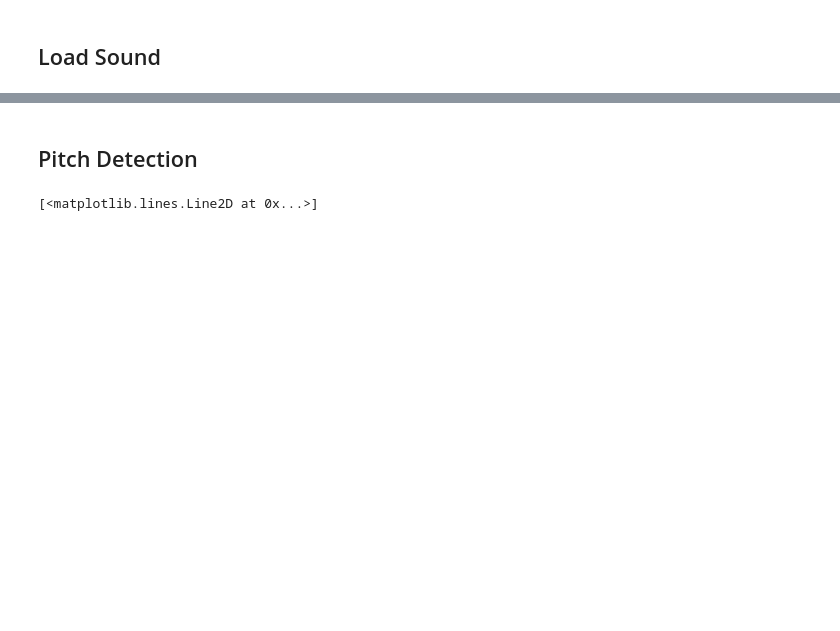
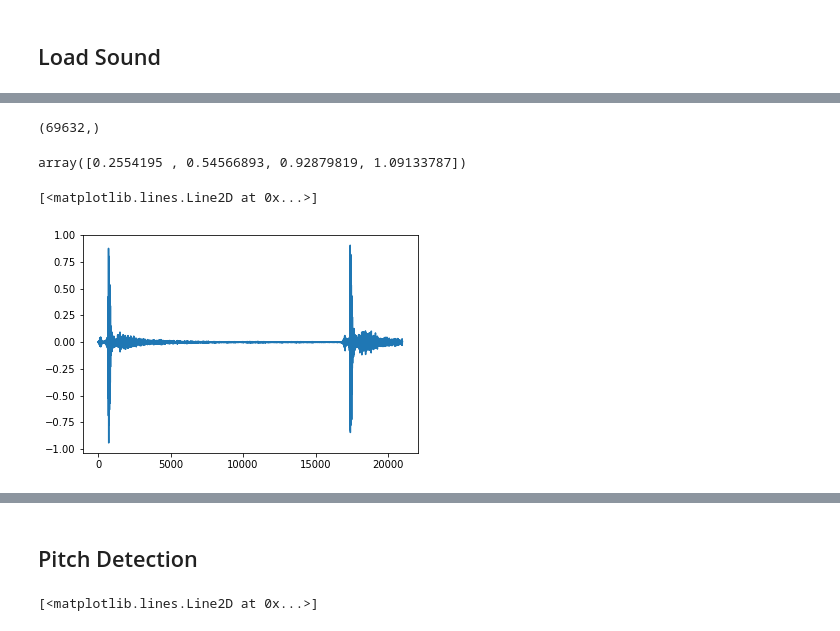
Before and after one commit to sfc-computational-creativity-lab/x-sampling-field-recording-ensemble, a Jupyter notebook: environment--sound-detection.ipynb, the cells around one changed output, grey strips where cells are left out. Cells and saved outputs as stored; diff of their text form; code cells hidden in the pictures; blank space fills up the shorter version.

```diff
--- a/environment--sound-detection.ipynb
+++ b/environment--sound-detection.ipynb
@@ -100,0 +81,17 @@ y.shape
+# %%
+y_short.shape
+# %% [output]
+(69632,)
+# %%
+onset_frames = librosa.onset.onset_detect(y, sr=conf.sampling_rate)
+onsets = librosa.frames_to_time(onset_frames, sr=conf.sampling_rate)
+
+onsets
+# %% [output]
+array([0.2554195 , 0.54566893, 0.92879819, 1.09133787])
+# %%
+y_short, _ = librosa.effects.trim(y, top_db=20)
+plt.plot(y_short)
+# %% [output]
+[<matplotlib.lines.Line2D at 0x...>]
+[figure, added]
```
Also changed, not shown: parts of 16 cells of this notebook.
